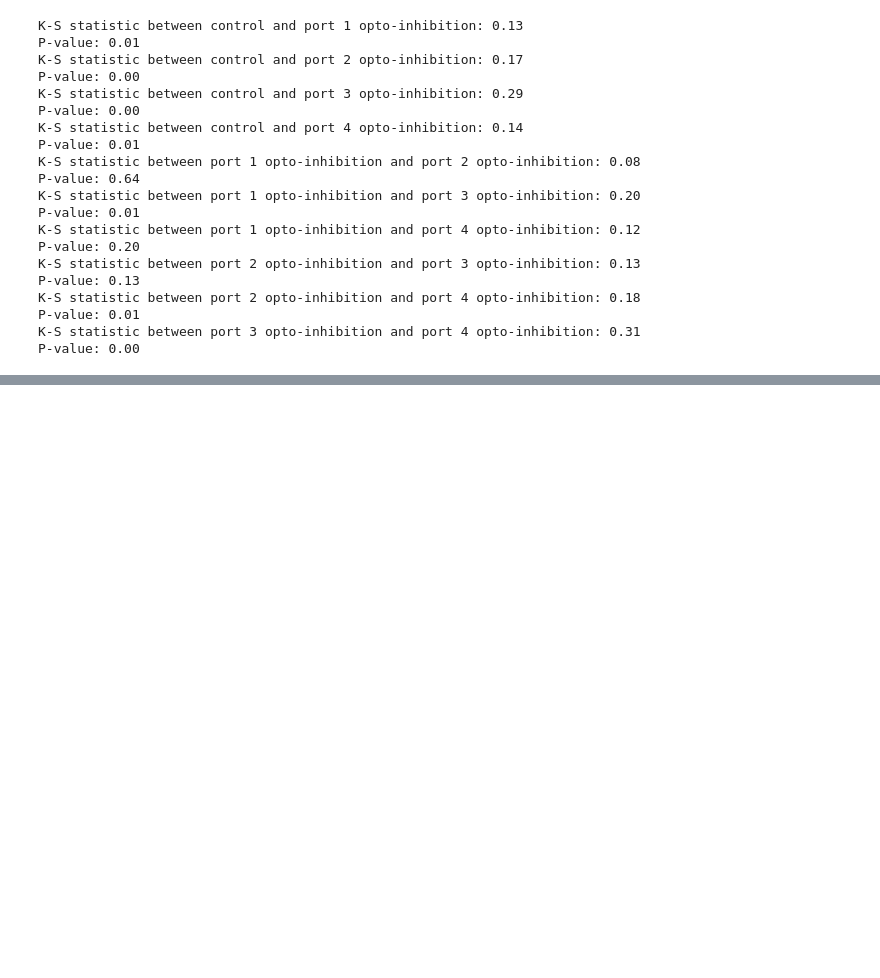
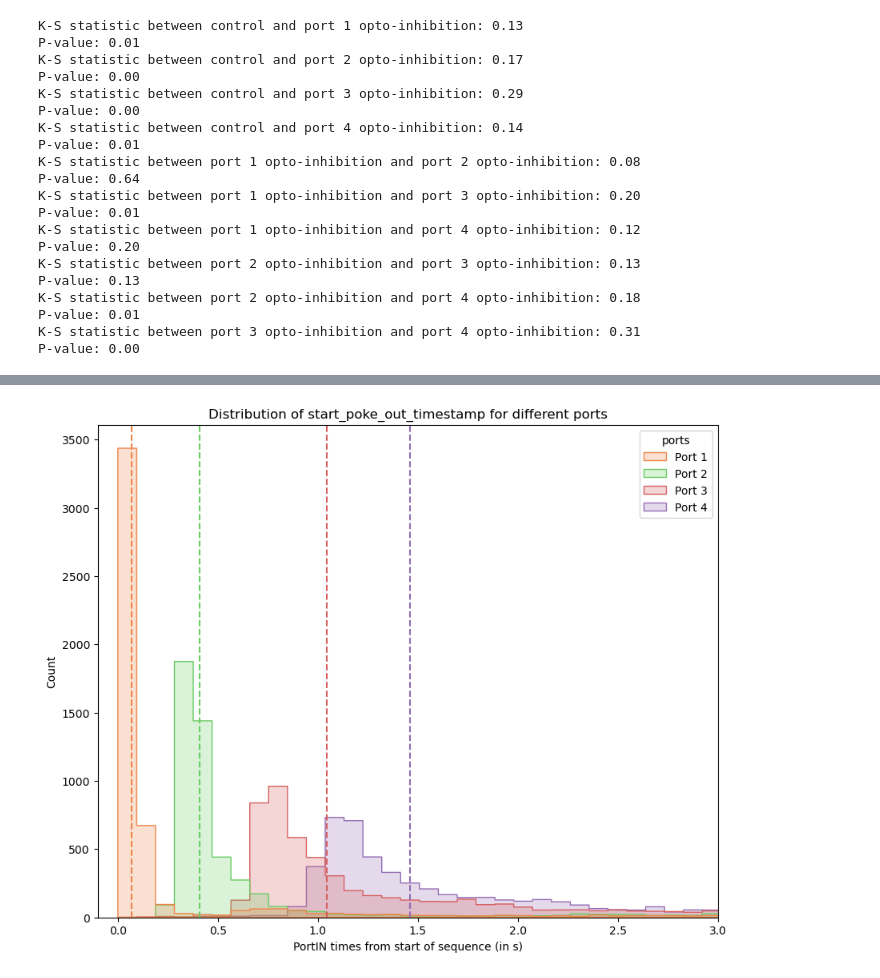
Before and after one commit to sthitapati/sarabhai, a Jupyter notebook: notebooks/plotutils.ipynb, the cells around one changed output, grey strips where cells are left out. Cells and saved outputs as stored; diff of their text form; code cells hidden in the pictures; blank space fills up the shorter version.

Commit message:
plots_040823

```diff
--- a/notebooks/plotutils.ipynb
+++ b/notebooks/plotutils.ipynb
@@ -902,0 +945,68 @@ P-value: 0.00
+# %%
+def plot_timestamp_distribution(df, timestamps, x_range=(0, 5), exclude_ports=[], ax=None):
+    """
+    This function plots the distribution of timestamps for different ports.
+
+    Parameters:
+    df (pandas.DataFrame): Input DataFrame which contains timestamps and port information.
+    timestamps (str): The column name in df for the timestamp data to plot.
+    x_range (tuple): The range of x values to display in the plot.
+    exclude_ports (list): List of ports to exclude from the plot.
+    ax (matplotlib.axes.Axes): Axes object to draw the plot onto.
+    """
+    # List to hold latency data for different ports
+    latency_data = []
+    # Label each port
+    port_labels = {2: 'Port 1', 1: 'Port 2',
+                           6: 'Port 3', 3: 'Port 4',
+                           7: 'Port 5', 4: 'Other ports',
+                           5: 'Other ports', 8: 'Other ports'}
+
+    for row in df.itertuples(index=False):
+        for port, latency in zip(row.start_poke_port, getattr(row, timestamps)):
+            if port in port_labels.keys() and port not in exclude_ports:
+                latency_data.append((latency, port_labels[port]))
+
+    # Convert the list to a DataFrame
+    latency_df = pd.DataFrame(latency_data, columns=[timestamps, 'ports'])
+
+    # If no Axes object provided, create one
+    if ax is None:
+        fig, ax = plt.subplots(figsize=(10, 8))
+
+    # Use a color palette
+    full_palette = sns.color_palette("muted", len(latency_df['ports'].unique()) + 1)  # Added 1 for starting from the second color
+    palette_colors = full_palette[1:]
+
+    # Plot the distribution of timestamps for each ports
+    hist_plot = sns.histplot(latency_df, x=timestamps, hue='ports', element="step", stat='count', common_norm=False, palette=palette_colors, ax=ax)
+
+    # Set the limits of x-axis to 'zoom' in
+    ax.set_xlim(x_range)
+
+    # Set the title and labels
+    ax.set_title(f'Distribution of {timestamps} for different ports')
+    ax.set_xlabel('Transition time (in s)')
+    ax.set_ylabel('Count')
+
+    # Add vertical lines at the median value of each distribution
+    for port in latency_df['ports'].unique():
+        median_latency = latency_df[latency_df['ports'] == port][timestamps].median()
+        ax.axvline(median_latency, linestyle='--', color=palette_colors[latency_df['ports'].unique().tolist().index(port)])
+
+    # Check if there are handles and labels for which a legend can be created
+    handles, labels = ax.get_legend_handles_labels()
+    if handles:
+        # Set the title for the legend
+        legend = ax.legend()
+        if legend.texts:
+            legend.texts[0].set_text('Transitions')
+
+    return ax
+
+
+ax = plot_timestamp_distribution(filtered_control_df, 'start_poke_out_timestamp', x_range=(-0.1,3), exclude_ports=[7, 4, 5, 8])
+ax.set_xlabel('PortIN times from start of sequence (in s)')
+plt.show()
+# %% [output]
+[figure, added]
```
Also changed, not shown: parts of 55 cells of this notebook.
